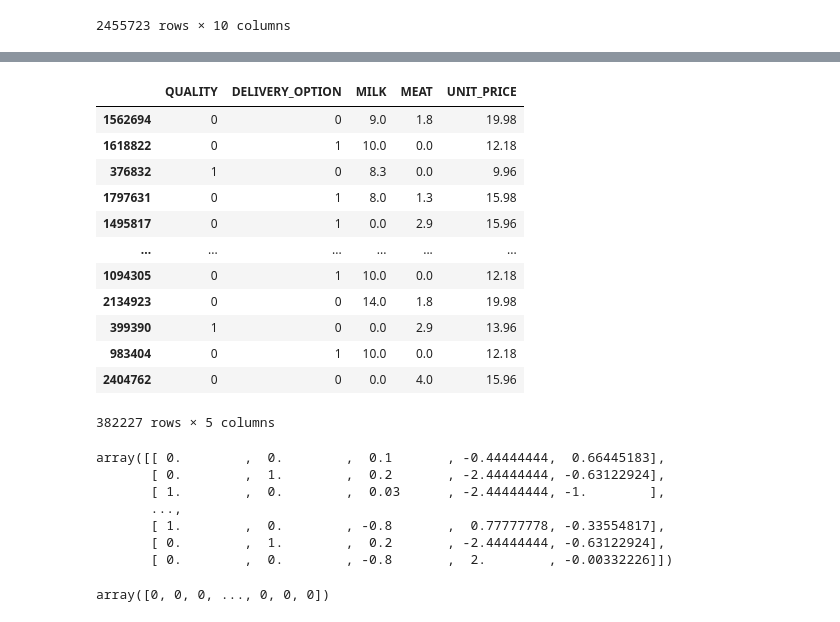
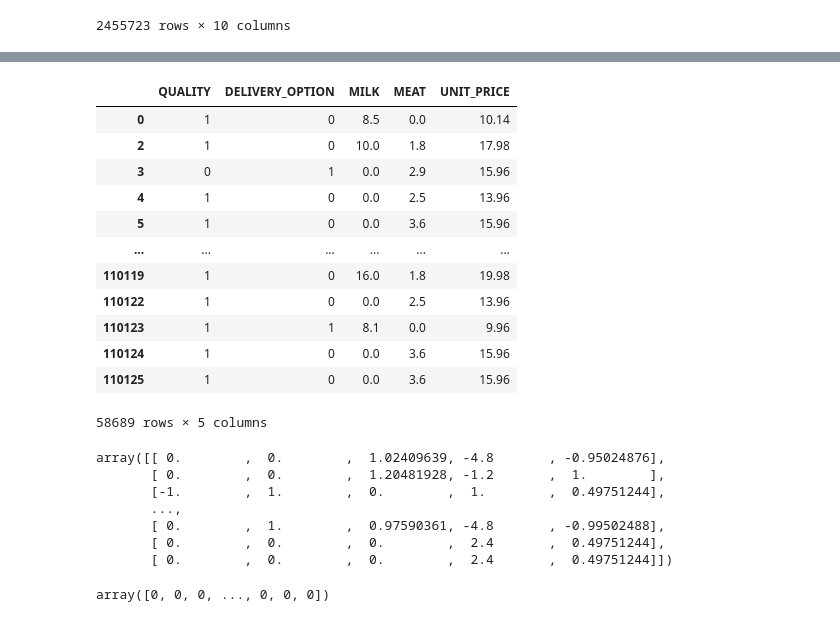
Before and after one commit to shuvo881/Robi-Datathon-3.0-kaggle-computation-, a Jupyter notebook: Problem 1.ipynb, the cells around one changed output, grey strips where cells are left out. Cells and saved outputs as stored; diff of their text form; code cells hidden in the pictures.

```diff
--- a/Problem 1.ipynb
+++ b/Problem 1.ipynb
@@ -542,33 +492,33 @@ X_test.drop(['MAGIC_KEY'], inplace=True, axis=1)
-# %%
-X_test
-# %% [output]
-|  | QUALITY | DELIVERY_OPTION | MILK | MEAT | UNIT_PRICE |
-| 1562694 | 0 | 0 | 9.0 | 1.8 | 19.98 |
-| 1618822 | 0 | 1 | 10.0 | 0.0 | 12.18 |
-| 376832 | 1 | 0 | 8.3 | 0.0 | 9.96 |
-| 1797631 | 0 | 1 | 8.0 | 1.3 | 15.98 |
-| 1495817 | 0 | 1 | 0.0 | 2.9 | 15.96 |
-| ... | ... | ... | ... | ... | ... |
-| 1094305 | 0 | 1 | 10.0 | 0.0 | 12.18 |
-| 2134923 | 0 | 0 | 14.0 | 1.8 | 19.98 |
-| 399390 | 1 | 0 | 0.0 | 2.9 | 13.96 |
-| 983404 | 0 | 1 | 10.0 | 0.0 | 12.18 |
-| 2404762 | 0 | 0 | 0.0 | 4.0 | 15.96 |
-382227 rows × 5 columns
+# %%
+df_dropped
+# %% [output]
+|  | QUALITY | DELIVERY_OPTION | MILK | MEAT | UNIT_PRICE |
+| 0 | 1 | 0 | 8.5 | 0.0 | 10.14 |
+| 2 | 1 | 0 | 10.0 | 1.8 | 17.98 |
+| 3 | 0 | 1 | 0.0 | 2.9 | 15.96 |
+| 4 | 1 | 0 | 0.0 | 2.5 | 13.96 |
+| 5 | 1 | 0 | 0.0 | 3.6 | 15.96 |
+| ... | ... | ... | ... | ... | ... |
+| 110119 | 1 | 0 | 16.0 | 1.8 | 19.98 |
+| 110122 | 1 | 0 | 0.0 | 2.5 | 13.96 |
+| 110123 | 1 | 1 | 8.1 | 0.0 | 9.96 |
+| 110124 | 1 | 0 | 0.0 | 3.6 | 15.96 |
+| 110125 | 1 | 0 | 0.0 | 3.6 | 15.96 |
+58689 rows × 5 columns
 # %%
 from sklearn.preprocessing import RobustScaler
 scaler = RobustScaler()
 
-X_test = scaler.fit_transform(X_test)
+X_test = scaler.fit_transform(df_dropped)
 X_test
 # %% [output]
-array([[ 0.        ,  0.        ,  0.1       , -0.44444444,  0.66445183],
-       [ 0.        ,  1.        ,  0.2       , -2.44444444, -0.63122924],
-       [ 1.        ,  0.        ,  0.03      , -2.44444444, -1.        ],
+array([[ 0.        ,  0.        ,  1.02409639, -4.8       , -0.95024876],
+       [ 0.        ,  0.        ,  1.20481928, -1.2       ,  1.        ],
+       [-1.        ,  1.        ,  0.        ,  1.        ,  0.49751244],
        ...,
-       [ 1.        ,  0.        , -0.8       ,  0.77777778, -0.33554817],
-       [ 0.        ,  1.        ,  0.2       , -2.44444444, -0.63122924],
-       [ 0.        ,  0.        , -0.8       ,  2.        , -0.00332226]])
+       [ 0.        ,  1.        ,  0.97590361, -4.8       , -0.99502488],
+       [ 0.        ,  0.        ,  0.        ,  2.4       ,  0.49751244],
+       [ 0.        ,  0.        ,  0.        ,  2.4       ,  0.49751244]])
 # %%
 predict = best_model.predict(X_test)
 predict
```
Also changed, not shown: parts of 12 cells of this notebook.
